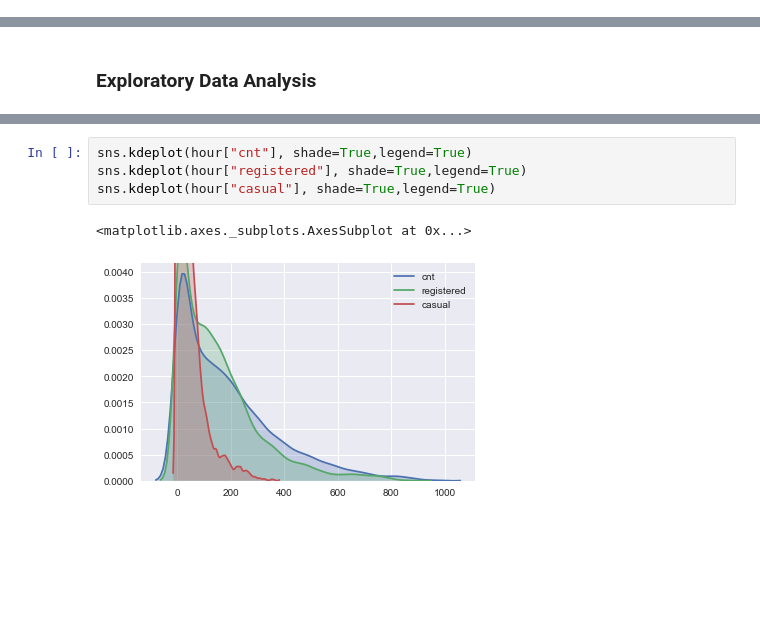
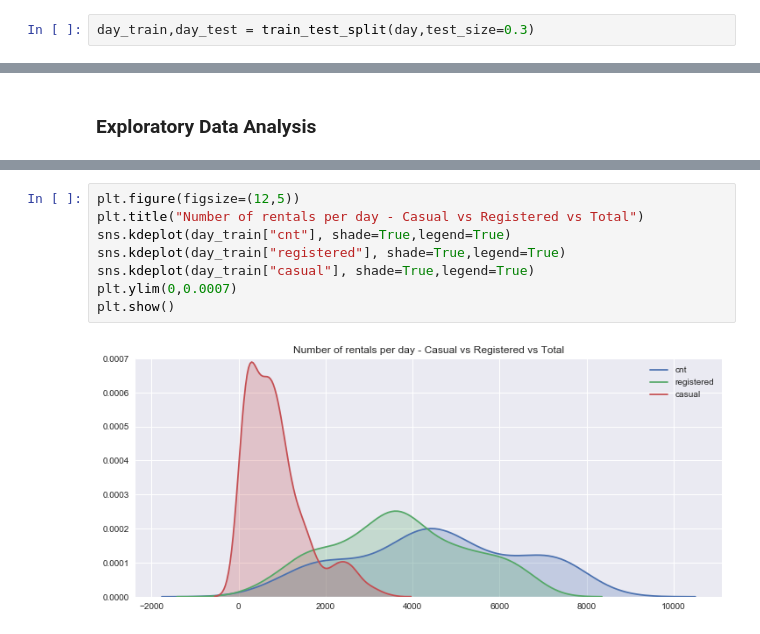
Before and after one commit to estebanangelm/bike_rental_analysis, a Jupyter notebook: Bike Rental Analysis.ipynb, the cells around one changed output, grey strips where cells are left out. Cells and saved outputs as stored; diff of their text form; blank space fills up the shorter version.

```diff
--- a/Bike Rental Analysis.ipynb
+++ b/Bike Rental Analysis.ipynb
@@ -18 +29,3 @@ hour = pd.read_csv('data/hour.csv',sep=',')
+# %%
+day_train,day_test = train_test_split(day,test_size=0.3)
 # %%
@@ -38,7 +49,10 @@ ax = sns.boxplot(x="season", y="cnt", data=hour)
 # %%
-sns.kdeplot(hour["cnt"], shade=True,legend=True)
-sns.kdeplot(hour["registered"], shade=True,legend=True)
-sns.kdeplot(hour["casual"], shade=True,legend=True)
+plt.figure(figsize=(12,5))
+plt.title("Number of rentals per day - Casual vs Registered vs Total")
+sns.kdeplot(day_train["cnt"], shade=True,legend=True)
+sns.kdeplot(day_train["registered"], shade=True,legend=True)
+sns.kdeplot(day_train["casual"], shade=True,legend=True)
+plt.ylim(0,0.0007)
+plt.show()
 # %% [output]
-<matplotlib.axes._subplots.AxesSubplot at 0x...>
-[figure, old version]
+[figure, new version]
```
Also changed, not shown: parts of 19 cells of this notebook, 1 other file.
